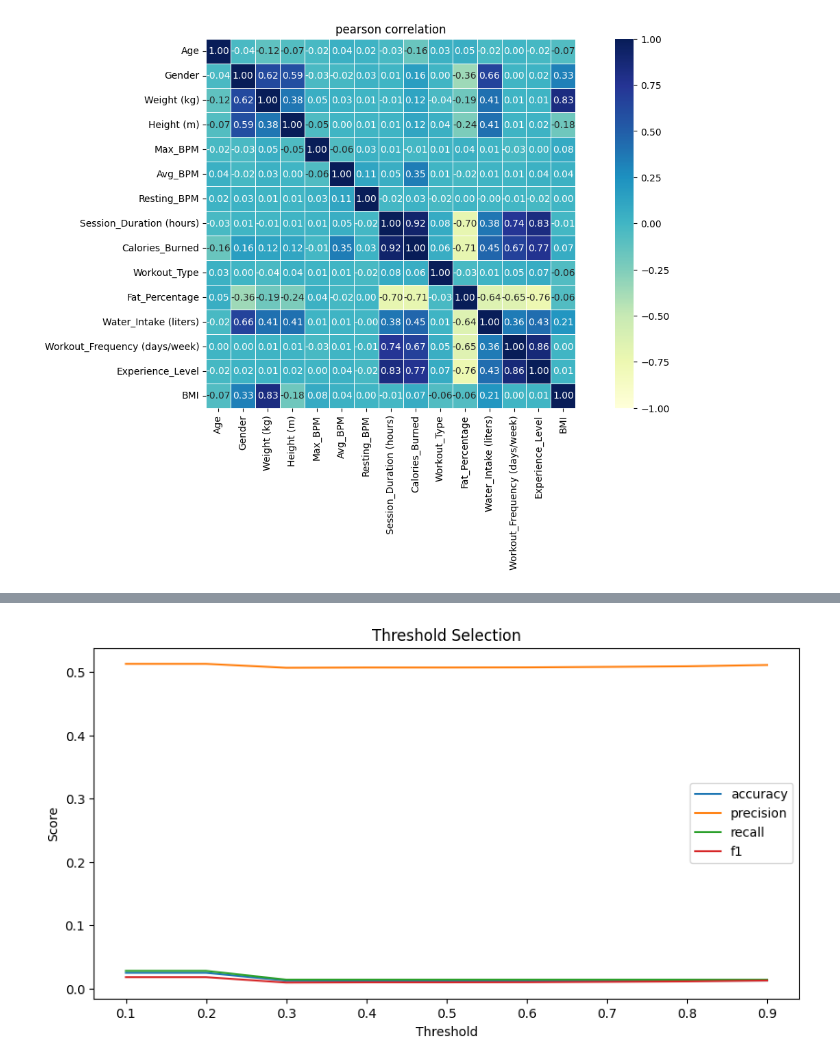
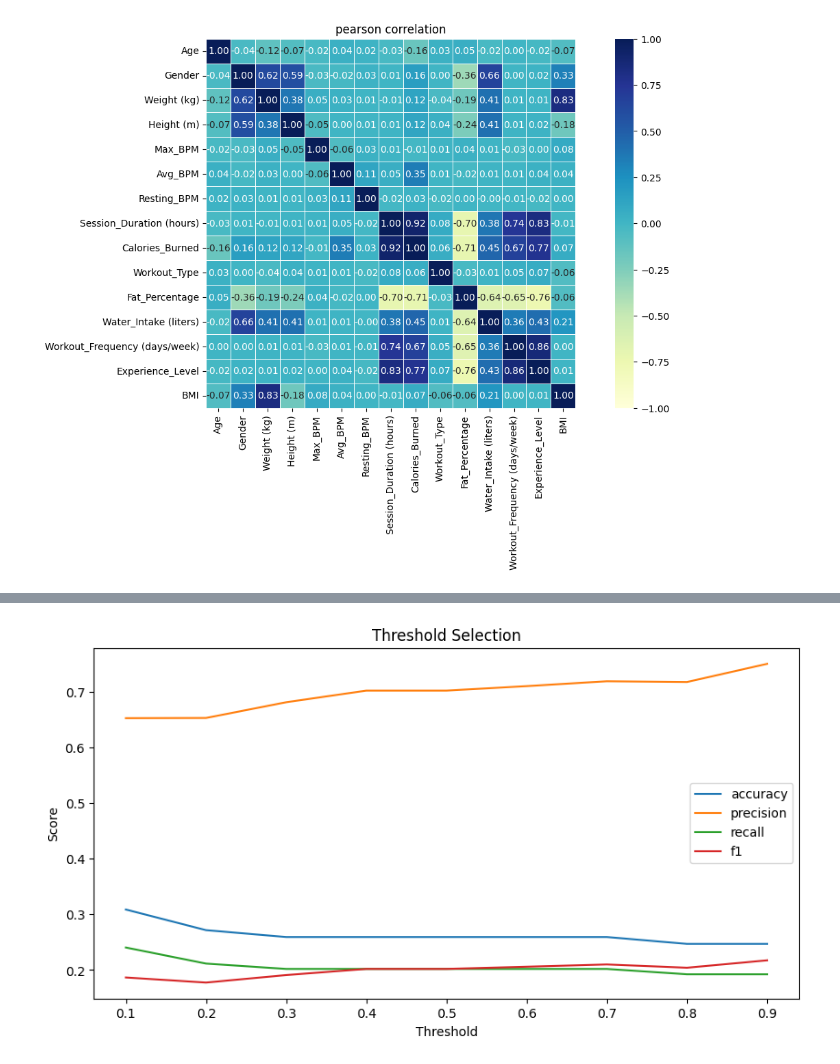
Before and after one commit to aubergeeen/ML-Labs, a Jupyter notebook: TechML_Lab_3_Classification2.ipynb, the cells around one changed output, grey strips where cells are left out. Cells and saved outputs as stored; diff of their text form; code cells hidden in the pictures.

```diff
--- a/TechML_Lab_3_Classification2.ipynb
+++ b/TechML_Lab_3_Classification2.ipynb
@@ -434,4 +455,4 @@ model.fit(X_train, y_train)
 
 predicted_prob = model.predict_proba(X_test) #прогнозирование
 
-predicted = model.predict(X_test).astype('int32')
+predicted = model.predict(X_test)
@@ -518,7 +511,7 @@ for train, test in cv.split(X_train, y_train):
     y_train_selected_test = y_train.iloc[test]
 
     prediction = model.fit(X_train_selected, y_train_selected).predict_proba(X_train_selected_test)
-    fpr, tpr, t = metrics.roc_curve(y_train_selected_test, prediction[:, 1], pos_label=1)
+    fpr, tpr, t = metrics.roc_curve(y_train_selected_test, prediction[:, 0], pos_label=1)
     tprs.append(np.interp(mean_fpr, fpr, tpr))
     roc_auc = metrics.auc(fpr, tpr)
     aucs.append(roc_auc)
@@ -625,23 +620,23 @@ plt.show()
 # %%
 fig, ax = plt.subplots(nrows=1, ncols=1,figsize=(10,5),dpi=100)
 
 dic_scores = {'accuracy':[], 'precision':[], 'recall':[], 'f1':[]}
 XX_train, XX_test, yy_train, yy_test = model_selection.train_test_split(X_train, y_train, test_size=0.2)
-predicted_prob = model.fit(XX_train, yy_train).predict_proba(XX_test)[:,1]
+predicted_prob = model.fit(XX_train, yy_train).predict_proba(XX_test)[:,0]
 thresholds = []
 for threshold in np.arange(0.1, 1, step=0.1):
     predicted = (predicted_prob > threshold)
     thresholds.append(threshold)
     dic_scores["accuracy"].append(metrics.accuracy_score(yy_test, predicted))
     dic_scores["precision"].append(metrics.precision_score(yy_test, predicted, average='macro', zero_division=1))
     dic_scores["recall"].append(metrics.recall_score(yy_test, predicted, average='macro'))
     dic_scores["f1"].append(metrics.f1_score(yy_test, predicted, average='macro'))
 
 ## plot
 dtf_scores = pd.DataFrame(dic_scores).set_index(pd.Index(thresholds))
 ax.set(xlabel='Threshold', ylabel="Score", title="Threshold Selection")
 dtf_scores.plot(ax=ax)
 
 plt.show()
 # %% [output]
-[figure, old version]
+[figure, new version]
```
Also changed, not shown: parts of 20 cells of this notebook.
